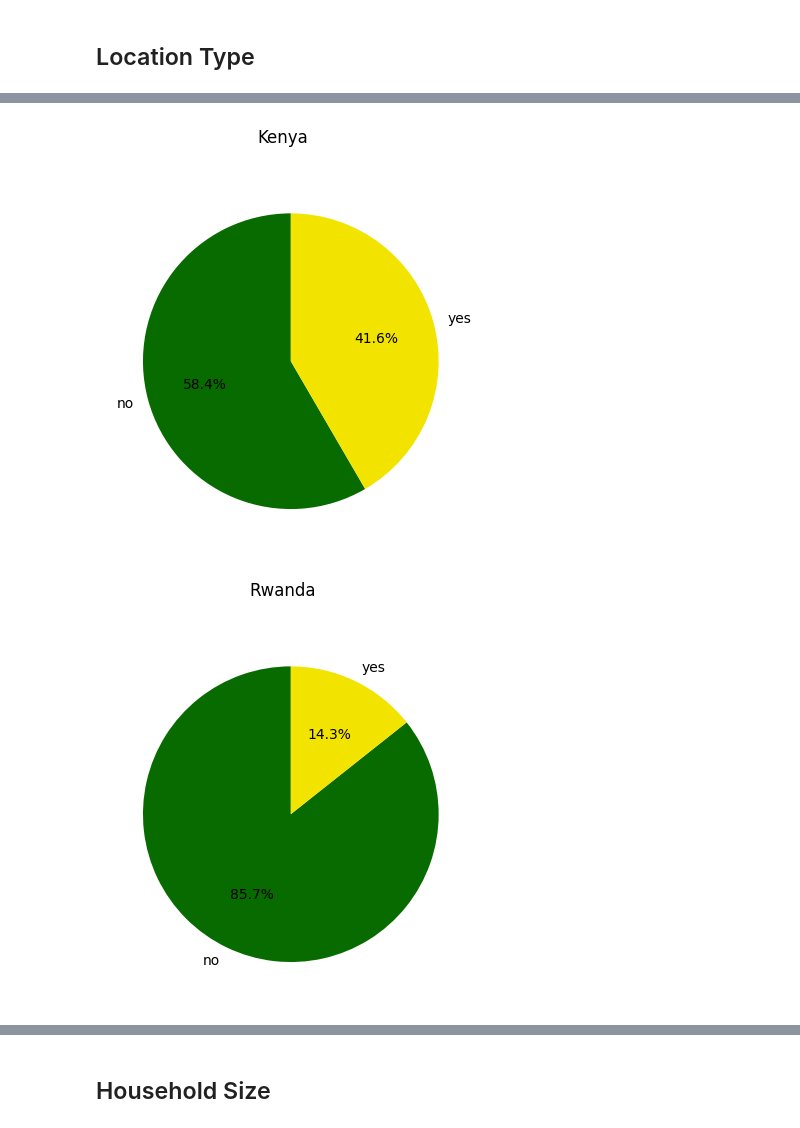
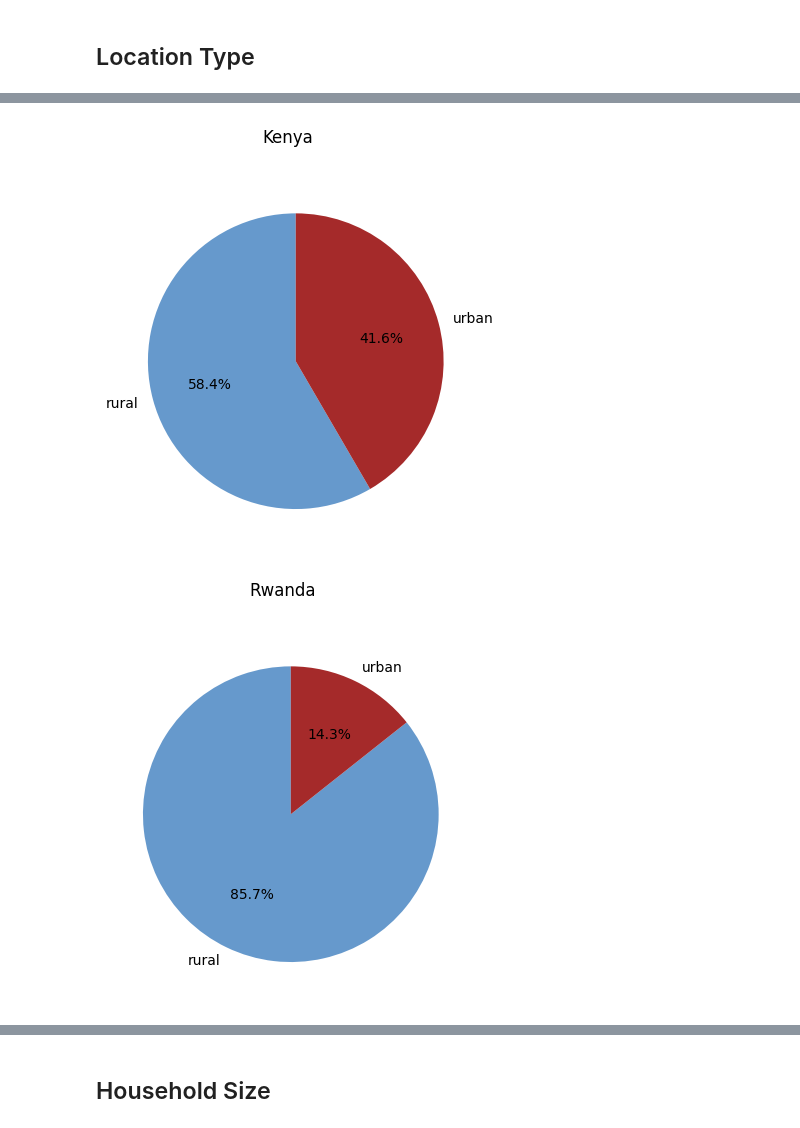
Before and after one commit to M4R1T4/ML_proj_Feb_2024, a Jupyter notebook: 01_Data_and_EDA.ipynb, the cells around one changed output, grey strips where cells are left out. Drawn from its saved outputs; the diff is of its cells as text; code cells hidden in the pictures.

```diff
--- a/01_Data_and_EDA.ipynb
+++ b/01_Data_and_EDA.ipynb
@@ -24,8 +24,10 @@ import matplotlib.pyplot as plt
 from sklearn.model_selection import train_test_split
 from sklearn.metrics import accuracy_score
 # %%
-plot_colors = ['#076B00','#F3E400','#8368CC','#A52A2A','#6699CC','#CC6F02','#8368CC','#A52A2A']
+plot_colors = ['#6699CC','#A52A2A','#F3E400','#076B00','#8368CC','#CC6F02']
+#plot_colors = ['#076B00','#F3E400','#8368CC','#A52A2A','#6699CC','#CC6F02','#8368CC','#A52A2A']
 #plot_colors = ['#076B00','#F3E400', '#8368CC',  '#CC6F02', '#6699CC'] # green, purple, blue, orange, yellow
+
 sns.set_palette(plot_colors)
 # %% [markdown]
 ### 1. Load the dataset
@@ -422,16 +424,16 @@ plt.show()
 # %%
 colors = sns.color_palette('tab10')
 for countr in country_list:
         plt.pie(df.query('country == @countr').location_type.value_counts(normalize=True),
-                labels = ['no', 'yes'],
+                labels = ['rural', 'urban'],
                 autopct='%1.1f%%',
                 startangle= 90,
                 radius = 1.)
         plt.suptitle(countr)
         picname = 'plots_and_pictures/pie_bank_account_' + countr + '.png'
         plt.savefig(picname, transparent=True)
         #plt.savefig('filename.png', format='png', dpi='600', transparent=True)
         plt.show()
 # %% [output]
-[figure, old version]
+[figure, new version]
-[figure, old version]
+[figure, new version]
```
Also changed, not shown: parts of 24 cells of this notebook.
